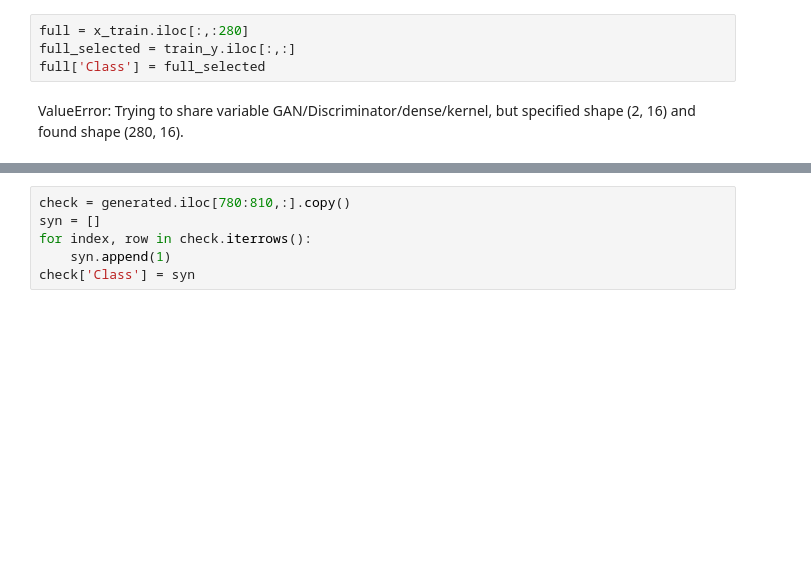
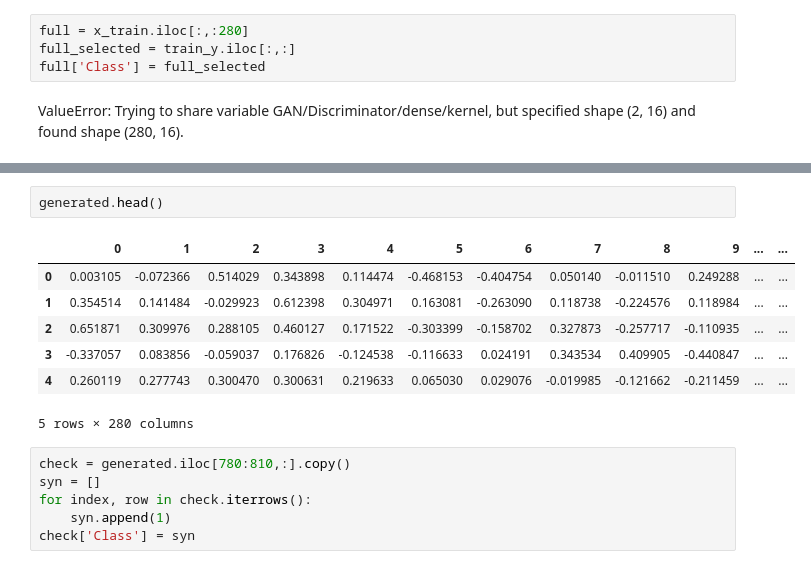
Before and after one commit to BeckResearchLab/homoGANize, a Jupyter notebook: notebooks/basic gans.ipynb, the cells around one changed output, grey strips where cells are left out. Drawn from its saved outputs; the diff is of its cells as text; blank space fills up the shorter version.

```diff
--- a/notebooks/basic gans.ipynb
+++ b/notebooks/basic gans.ipynb
@@ -166,3 +180,13 @@ generated.shape
+# %%
+generated.head()
+# %% [output]
+|  | 0 | 1 | 2 | 3 | 4 | 5 | 6 | 7 | 8 | 9 | ... | ... |
+| 0 | 0.003105 | -0.072366 | 0.514029 | 0.343898 | 0.114474 | -0.468153 | -0.404754 | 0.050140 | -0.011510 | 0.249288 | ... | ... |
+| 1 | 0.354514 | 0.141484 | -0.029923 | 0.612398 | 0.304971 | 0.163081 | -0.263090 | 0.118738 | -0.224576 | 0.118984 | ... | ... |
+| 2 | 0.651871 | 0.309976 | 0.288105 | 0.460127 | 0.171522 | -0.303399 | -0.158702 | 0.327873 | -0.257717 | -0.110935 | ... | ... |
+| 3 | -0.337057 | 0.083856 | -0.059037 | 0.176826 | -0.124538 | -0.116633 | 0.024191 | 0.343534 | 0.409905 | -0.440847 | ... | ... |
+| 4 | 0.260119 | 0.277743 | 0.300470 | 0.300631 | 0.219633 | 0.065030 | 0.029076 | -0.019985 | -0.121662 | -0.211459 | ... | ... |
+5 rows × 280 columns
 # %%
 check = generated.iloc[780:810,:].copy()
 syn = []
```
Also changed, not shown: parts of 4 cells of this notebook, 3 other files.
